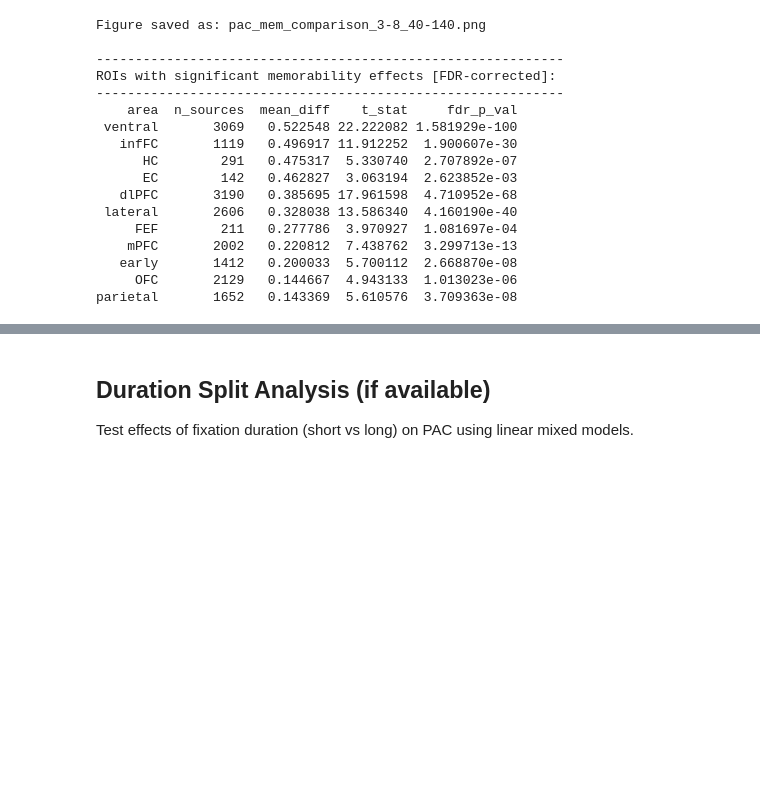
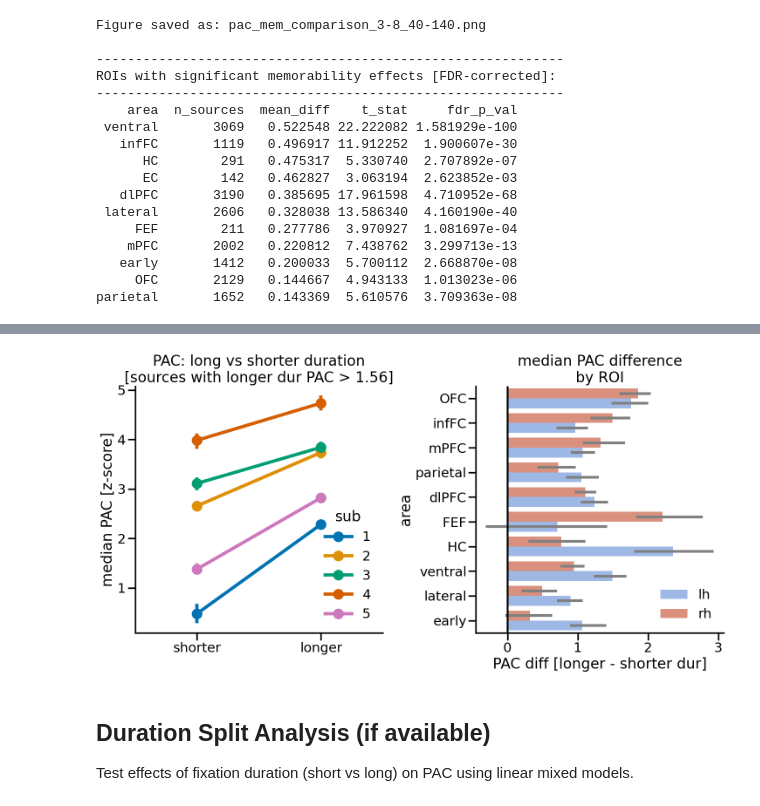
Before and after one commit to KietzmannLab/avs-gazetime, a Jupyter notebook: avs_gazetime/pac/pac_plotting_and_stats.ipynb, the cells around one changed output, grey strips where cells are left out. Saved outputs shown, nothing was run; the diff lists cells and outputs as text; code cells hidden in the pictures; blank space fills up the shorter version.

```diff
--- a/avs_gazetime/pac/pac_plotting_and_stats.ipynb
+++ b/avs_gazetime/pac/pac_plotting_and_stats.ipynb
@@ -1466,0 +1301,70 @@ Memorability split data not available. Run previous cells first.
+# %%
+# make a pointplot for duration comparison per subject and another per ROI
+
+print("\nCreating visualisations for duration comparison...")
+print("=" * 50)
+# remove EC from pac_dur_df_roi
+pac_dur_df_roi = pac_dur_df_roi[pac_dur_df_roi["area"] != "EC"]
+
+# Overall comparison plot
+fig, axes = plt.subplots(1, 2, figsize=(15, 8))
+print(pac_dur_df.head())
+# Panel 1: Overall comparison
+print(pac_dur_df)
+# filter for sources that have signficant long duration pac
+pac_dur_longer = pd.melt(
+    pac_dur_df[pac_dur_df['pac_longer'] > 1.56],
+    id_vars=['subject', 'channel'],
+    value_vars=['pac_shorter', 'pac_longer'],
+    var_name='dur_group',
+    value_name='pac'
+)
+
+
+pac_dur_longer['dur_group'] = pac_dur_longer['dur_group'].map({'pac_shorter': 'shorter', 'pac_longer': 'longer'})
+print(pac_dur_longer.head())
+sns.pointplot(data=pac_dur_longer, x='dur_group', y='pac', palette='colorblind', ax=axes[0],
+                errorbar=('ci', 99), hue="subject", legend=True,
+                # median and IQR
+                estimator=np.median)
+# aslo add the grand average as a larger point
+grand_avg_shorter = pac_dur_longer[pac_dur_longer['dur_group'] == 'shorter']['pac'].median()
+grand_avg_longer = pac_dur_longer[pac_dur_longer['dur_group'] == 'longer']['pac'].median()
+#axes[0].scatter([0, 1], [grand_avg_shorter, grand_avg_longer],
+                #color='black', s=100, label='Grand Median', zorder=10, marker='D')
+axes[0].set_ylabel('median PAC [z-score]')
+axes[0].set_xlabel('')
+axes[0].set_title(f'PAC: long vs shorter duration\n[sources with longer dur PAC > 1.56]')
+axes[0].legend(title="sub", frameon=False, loc='lower right')
+# despine
+sns.despine(ax=axes[0])
+
+# Panel 2: Per-ROI comparison
+
+# Bar plot of mean differences per ROI (use the pac_dur_longer)
+roi_order = pac_dur_df_roi.groupby("area")["pac_diff"].median().sort_values(ascending=True).index
+sns.barplot(data=pac_dur_df_roi[pac_dur_df_roi['pac_longer'] > 1.56],
+            x='pac_diff',
+            y='area',
+            order=roi_order,
+            ax=axes[1],
+            ci=95,
+            errcolor="grey",
+            estimator=np.median,
+            color=color_peak,
+            alpha=0.7, hue = 'hemi', hue_order=['lh', 'rh'],
+            palette = ['cornflowerblue', color_peak])
+# invert y axis
+axes[1].invert_yaxis()
+axes[1].set_yticks(range(len(roi_order)))
+axes[1].set_yticklabels(roi_order)
+axes[1].axvline(x=0, color='black', linestyle='-')
+axes[1].set_xlabel('PAC diff [longer - shorter dur]')
+#axes[1].set_ylabel('Brain Region')
+axes[1].set_title('median PAC difference\nby ROI')
+# despine
+axes[1].legend(frameon=False, loc ='lower right')
+sns.despine(ax=axes[1])
+# tight layout
+plt.tight_layout()
+# %% [output]
@@ -1467,3 +1388,4 @@ Memorability split data not available. Run previous cells first.
+[figure, added]
 # %% [markdown]
 ## Duration Split Analysis (if available)
 
```
Also changed, not shown: parts of 22 cells of this notebook, 3 other files.
